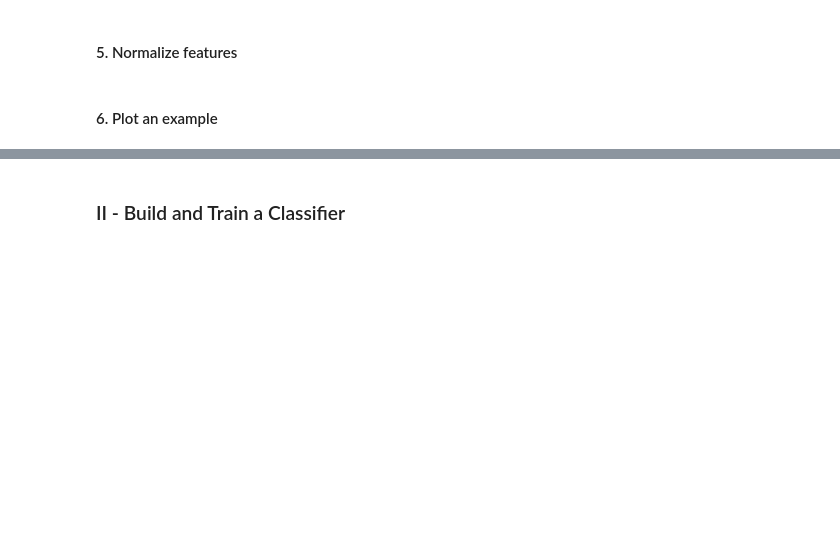
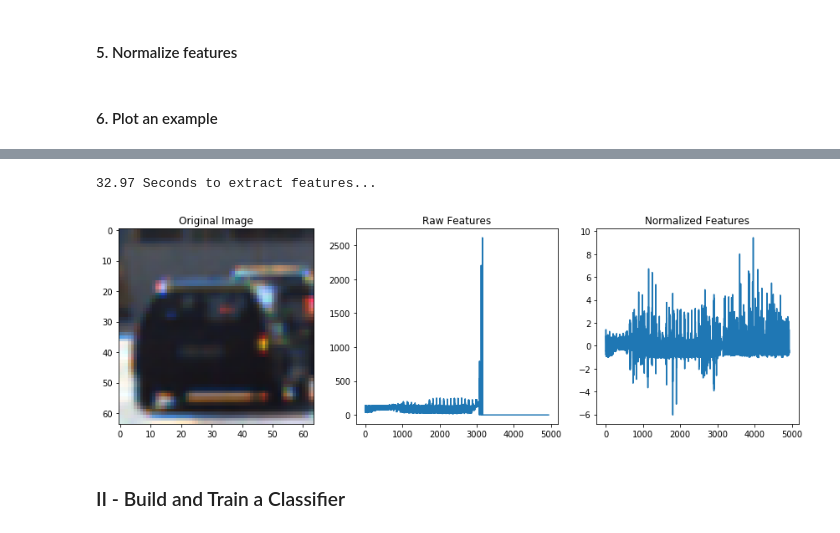
Before and after one commit to preeti-chauhan/SDCND-Project1-Vehicle-Detection-Tracking, a Jupyter notebook: P5.ipynb, the cells around one changed output, grey strips where cells are left out. Cells and saved outputs as stored; diff of their text form; code cells hidden in the pictures; blank space fills up the shorter version.

```diff
--- a/P5.ipynb
+++ b/P5.ipynb
@@ -334,10 +367,10 @@ def normalize(car_features, notcar_features):
 #### 6. Plot an example
 # %%
 # Plot an example of raw and scaled features
-def plot_image(img1, d1, d2, t1, t2, t3):
+def plot_image_info(img1, d1, d2, t1, t2, t3):
     fig = plt.figure(figsize=(12,4))
     plt.subplot(131)
-    plt.imshow(mpimg.imread(img1))
+    plt.imshow(cv2.cvtColor(cv2.imread(img1), cv2.COLOR_BGR2RGB))
     plt.title(t1)
     plt.subplot(132)
     plt.plot(d1)
@@ -347,13 +380,54 @@ def plot_image(img1, d1, d2, t1, t2, t3):
     plt.title(t3)
     fig.tight_layout()
 # %%
-# Test normalize() and plot_image()
-#if len(car_features) > 0:
-    #X, scaled_X = normalize(car_features, notcar_features)
-    #car_ind = np.random.randint(0, len(cars))
+# Test normalize() and plot_image_info()
+
+color_space='YCrCb'
+spatial_size=(32, 32)
+hist_bins=32
+orient=9
+pix_per_cell=8
+cell_per_block=2
+hog_channel=0
+spatial_feat=True
+hist_feat=True
+hog_feat=True
+
+t=time.time()
+car_features = extract_features(cars,
+                                color_space=color_space,
+                                spatial_size=spatial_size,
+                                hist_bins=hist_bins,
+                                orient=orient,
+                                pix_per_cell=pix_per_cell,
+                                cell_per_block=cell_per_block,
+                                hog_channel=hog_channel,
+                                spatial_feat=spatial_feat,
+                                hist_feat=hist_feat,
+                                hog_feat=hog_feat)
+
+
+
+notcar_features = extract_features(notcars,
+                                   color_space=color_space,
+                                   spatial_size=spatial_size,
+                                   hist_bins=hist_bins,
+                                   orient=orient,
+                                   pix_per_cell=pix_per_cell,
+                                   cell_per_block=cell_per_block,
+                                   hog_channel=hog_channel,
+                                   spatial_feat=spatial_feat,
+                                   hist_feat=hist_feat,
+                                   hog_feat=hog_feat)
+t2 = time.time()
+print(round(t2-t, 2), 'Seconds to extract features...')
+
+if len(car_features) > 0:
+    X, scaled_X = normalize(car_features, notcar_features)
+    car_ind = np.random.randint(0, len(cars))
     # Plot an example of raw and scaled features
-    #plot_image(cars[car_ind], X[car_ind], scaled_X[car_ind],
-                #'Original Image', 'Raw Features', 'Normalized Features')
-
-#else:
-    #print('Your function only returns empty feature vectors...')
+    plot_image_info(cars[car_ind], X[car_ind], scaled_X[car_ind],
+                'Original Image', 'Raw Features', 'Normalized Features')
+else:
+    print('Your function only returns empty feature vectors...')
+# %% [output]
@@ -360,3 +436,5 @@ def plot_image(img1, d1, d2, t1, t2, t3):
+32.97 Seconds to extract features...
+[figure, added]
 # %% [markdown]
 ### II - Build and Train a Classifier
 # %% [markdown]
```
Also changed, not shown: parts of 52 cells of this notebook.
